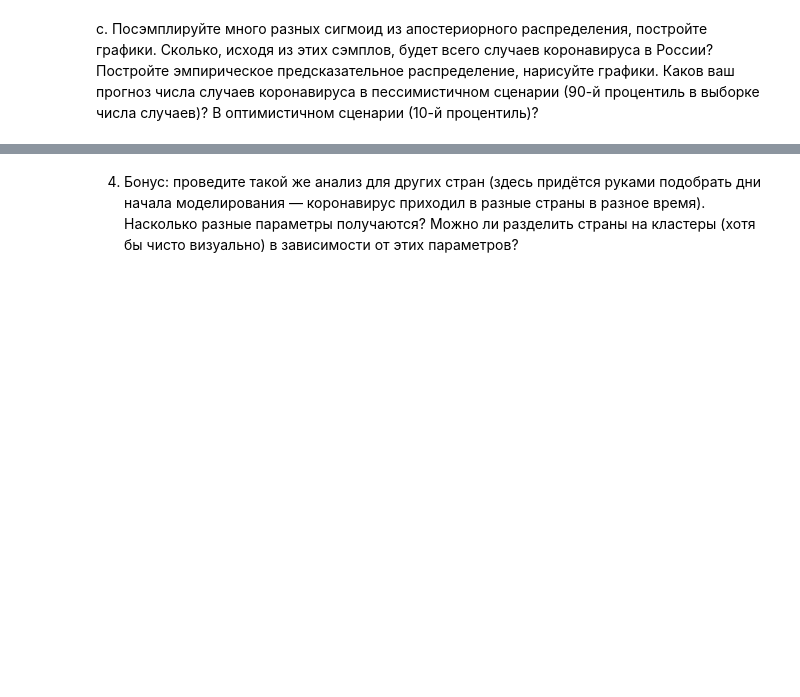
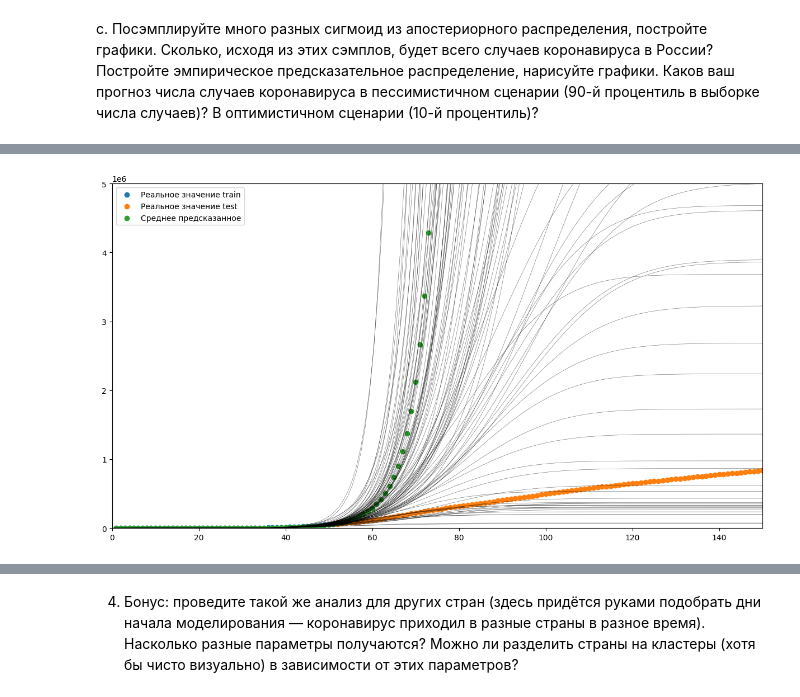
Before and after one commit to Alexcei/Advanced_ML, a Jupyter notebook: HW_01_Advanced_ML_2023.ipynb, the cells around one changed output, grey strips where cells are left out. Drawn from its saved outputs; the diff is of its cells as text; code cells hidden in the pictures; blank space fills up the shorter version.

```diff
--- a/HW_01_Advanced_ML_2023.ipynb
+++ b/HW_01_Advanced_ML_2023.ipynb
@@ -192,0 +258,17 @@ c.	Посэмплируйте много разных сигмоид из апо
+# %%
+N = 150
+xs = np.linspace(0, N, N)
+
+fig = plt.figure(figsize=(15, 8))
+ax = fig.add_subplot(111)
+
+ax.scatter(train['n_day'], train['total_cases'], label='Реальное значение train')
+ax.scatter(test['n_day'][:N], test['total_cases'][:N], label='Реальное значение test')
+
+total = myplot_sample_lines(mu, sigma, xs, N, 5e6)
+
+ax.scatter(pd.concat([train, test])['n_day'][:N], total.mean(axis=0), label='Среднее предсказанное')
+ax.legend()
+plt.show()
+# %% [output]
+[figure, added]
```
Also changed, not shown: parts of 8 cells of this notebook.
